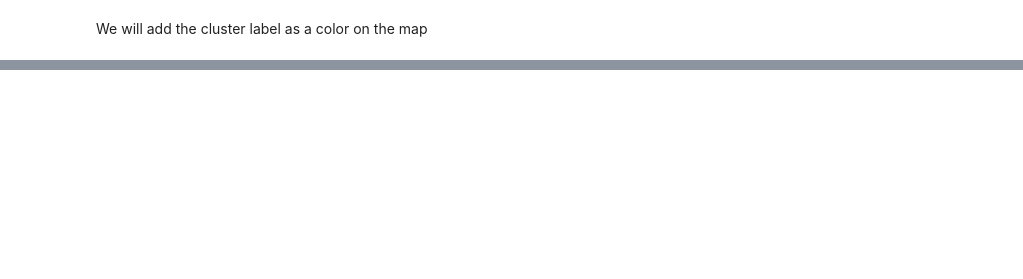
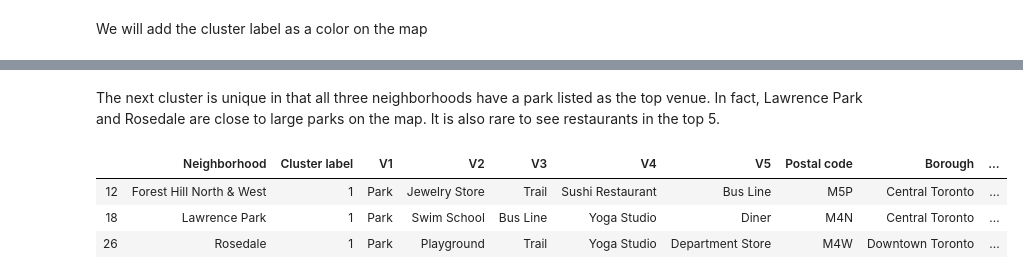
Before and after one commit to physinet/Coursera-IBM-Data-Science, a Jupyter notebook: Toronto Neighborhoods.ipynb, the cells around one changed output, grey strips where cells are left out. Drawn from its saved outputs; the diff is of its cells as text; code cells hidden in the pictures; blank space fills up the shorter version.

```diff
--- a/Toronto Neighborhoods.ipynb
+++ b/Toronto Neighborhoods.ipynb
@@ -318,0 +343,9 @@ map_clusters
+# %% [markdown]
+The next cluster is unique in that all three neighborhoods have a park listed as the top venue. In fact, Lawrence Park and Rosedale are close to large parks on the map. It is also rare to see restaurants in the top 5.
+# %%
+v_topN[v_topN['Cluster label']==1]
+# %% [output]
+|  | Neighborhood | Cluster label | V1 | V2 | V3 | V4 | V5 | Postal code | Borough | ... |
+| 12 | Forest Hill North & West | 1 | Park | Jewelry Store | Trail | Sushi Restaurant | Bus Line | M5P | Central Toronto | ... |
+| 18 | Lawrence Park | 1 | Park | Swim School | Bus Line | Yoga Studio | Diner | M4N | Central Toronto | ... |
+| 26 | Rosedale | 1 | Park | Playground | Trail | Yoga Studio | Department Store | M4W | Downtown Toronto | ... |
```
Also changed, not shown: parts of 6 cells of this notebook.
